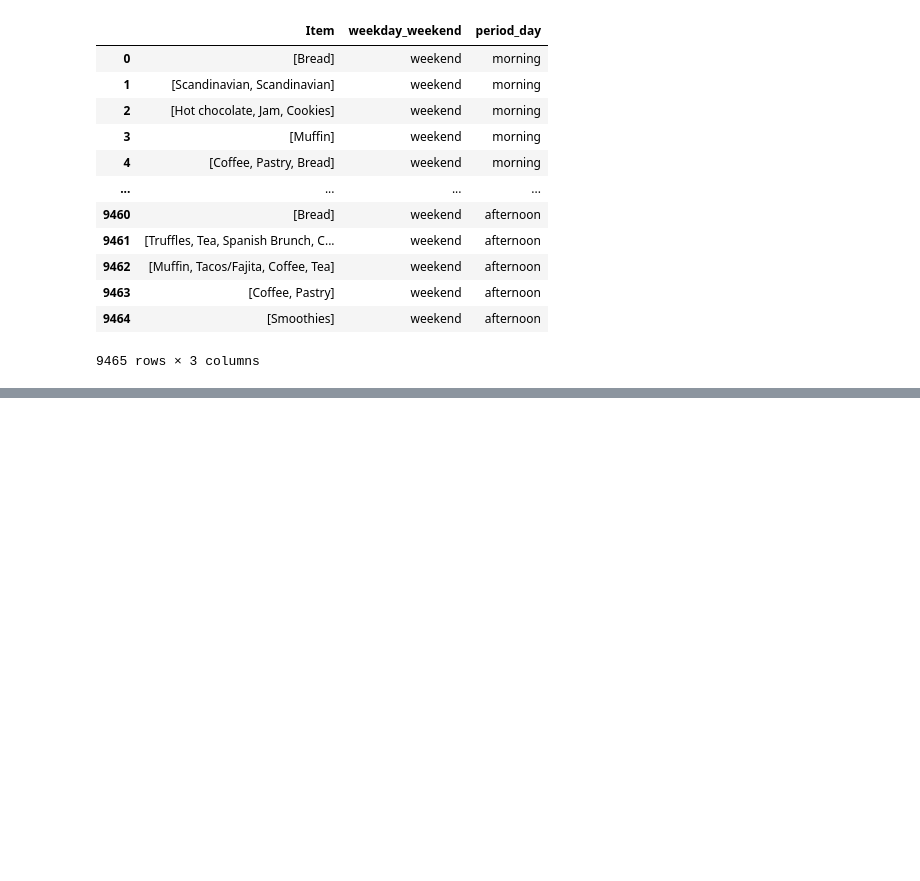
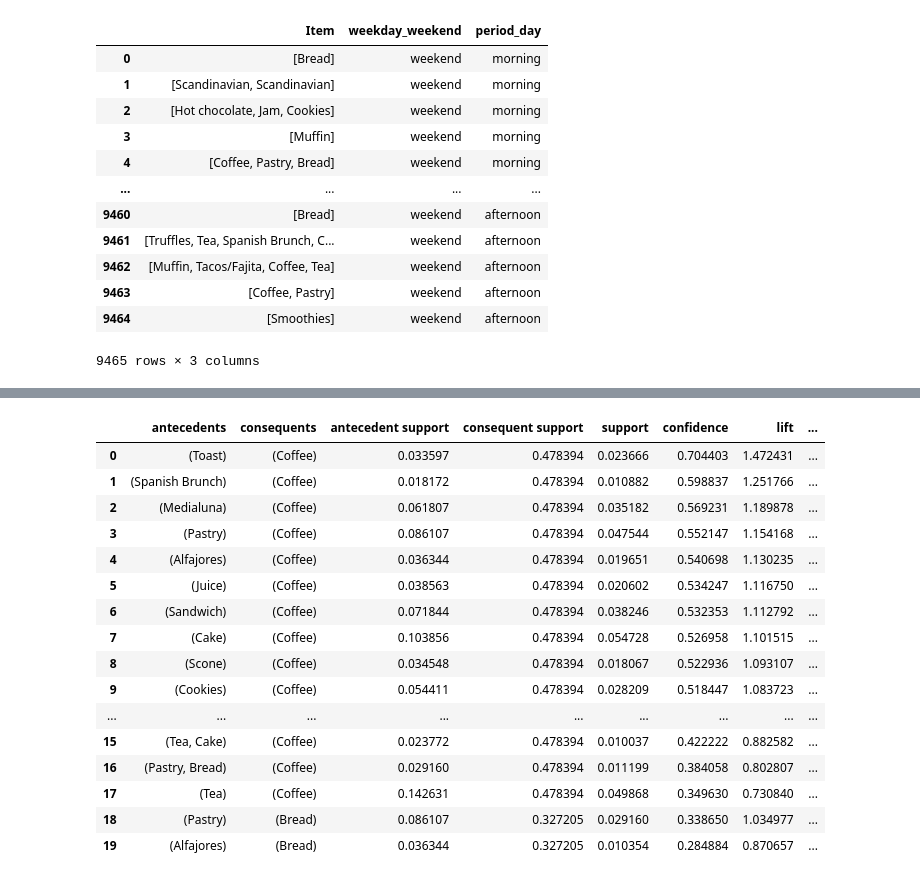
Before and after one commit to SalahKanjo/data-mining-projects, a Jupyter notebook: un-education-data-analysis/06_market_basket_analysis.ipynb, the cells around one changed output, grey strips where cells are left out. Cells and saved outputs as stored; diff of their text form; code cells hidden in the pictures; blank space fills up the shorter version.

```diff
--- a/un-education-data-analysis/06_market_basket_analysis.ipynb
+++ b/un-education-data-analysis/06_market_basket_analysis.ipynb
@@ -106,9 +105,9 @@ basket_data = data.groupby(['Transaction']).agg({'Item':lambda x: list(x)})
 
 # Joining with the original data by Transaction
 trans_data = data[['Transaction', 'weekday_weekend', 'period_day']].drop_duplicates().set_index('Transaction').join(basket_data).reset_index()
-df = trans_data[['Item', 'weekday_weekend', 'period_day']]
+data = trans_data[['Item', 'weekday_weekend', 'period_day']]
 
-df
+data
 # %% [output]
 |  | Item | weekday_weekend | period_day |
 | 0 | [Bread] | weekend | morning |
@@ -123,3 +122,17 @@ df
 | 9463 | [Coffee, Pastry] | weekend | afternoon |
 | 9464 | [Smoothies] | weekend | afternoon |
 9465 rows × 3 columns
+# %%
+# fitting the list and converting the transactions to true and false
+te = TransactionEncoder()
+te_ary = te.fit(data['Item']).transform(data['Item'])
+bdata = pd.DataFrame(te_ary, columns=te.columns_)
+
+# # joining the data with the weekday_weekend and period_day
+# bdata = bdata.join(data[['weekday_weekend', 'period_day']])
+
+# # convert weekday_weekend and period_day to boolean
+# bdata['weekday_weekend'] = bdata['weekday_weekend'].replace({'weekday': False, 'weekend': True})
+# bdata['period_day'] = bdata['period_day'].replace({'morning': False, 'afternoon': True, 'evening': False, 'night': False})
+
+bdata
@@ -125,0 +160,5 @@ df
+# %%
+# applying the apriori algorithm
+frequent_itemsets = apriori(bdata, min_support=0.01, use_colnames=True)
+frequent_itemsets['length'] = frequent_itemsets['itemsets'].apply(lambda x: len(x))
+frequent_itemsets.sort_values(by='support', ascending=False).reset_index(drop=True)
@@ -125,0 +198,24 @@ df
+# %%
+# finding top 10 association rules with minimum confidence of 1%
+rules = association_rules(frequent_itemsets, 1, metric='support', min_threshold=0.01)
+
+# sorting the rules in the descending order by confidence
+rules.sort_values(by='confidence', ascending=False).reset_index(drop=True).head(20)
+# %% [output]
+|  | antecedents | consequents | antecedent support | consequent support | support | confidence | lift | ... |
+| 0 | (Toast) | (Coffee) | 0.033597 | 0.478394 | 0.023666 | 0.704403 | 1.472431 | ... |
+| 1 | (Spanish Brunch) | (Coffee) | 0.018172 | 0.478394 | 0.010882 | 0.598837 | 1.251766 | ... |
+| 2 | (Medialuna) | (Coffee) | 0.061807 | 0.478394 | 0.035182 | 0.569231 | 1.189878 | ... |
+| 3 | (Pastry) | (Coffee) | 0.086107 | 0.478394 | 0.047544 | 0.552147 | 1.154168 | ... |
+| 4 | (Alfajores) | (Coffee) | 0.036344 | 0.478394 | 0.019651 | 0.540698 | 1.130235 | ... |
+| 5 | (Juice) | (Coffee) | 0.038563 | 0.478394 | 0.020602 | 0.534247 | 1.116750 | ... |
+| 6 | (Sandwich) | (Coffee) | 0.071844 | 0.478394 | 0.038246 | 0.532353 | 1.112792 | ... |
+| 7 | (Cake) | (Coffee) | 0.103856 | 0.478394 | 0.054728 | 0.526958 | 1.101515 | ... |
+| 8 | (Scone) | (Coffee) | 0.034548 | 0.478394 | 0.018067 | 0.522936 | 1.093107 | ... |
+| 9 | (Cookies) | (Coffee) | 0.054411 | 0.478394 | 0.028209 | 0.518447 | 1.083723 | ... |
+| ... | ... | ... | ... | ... | ... | ... | ... | ... |
+| 15 | (Tea, Cake) | (Coffee) | 0.023772 | 0.478394 | 0.010037 | 0.422222 | 0.882582 | ... |
+| 16 | (Pastry, Bread) | (Coffee) | 0.029160 | 0.478394 | 0.011199 | 0.384058 | 0.802807 | ... |
+| 17 | (Tea) | (Coffee) | 0.142631 | 0.478394 | 0.049868 | 0.349630 | 0.730840 | ... |
+| 18 | (Pastry) | (Bread) | 0.086107 | 0.327205 | 0.029160 | 0.338650 | 1.034977 | ... |
+| 19 | (Alfajores) | (Bread) | 0.036344 | 0.327205 | 0.010354 | 0.284884 | 0.870657 | ... |
```
Also changed, not shown: parts of 9 cells of this notebook.
